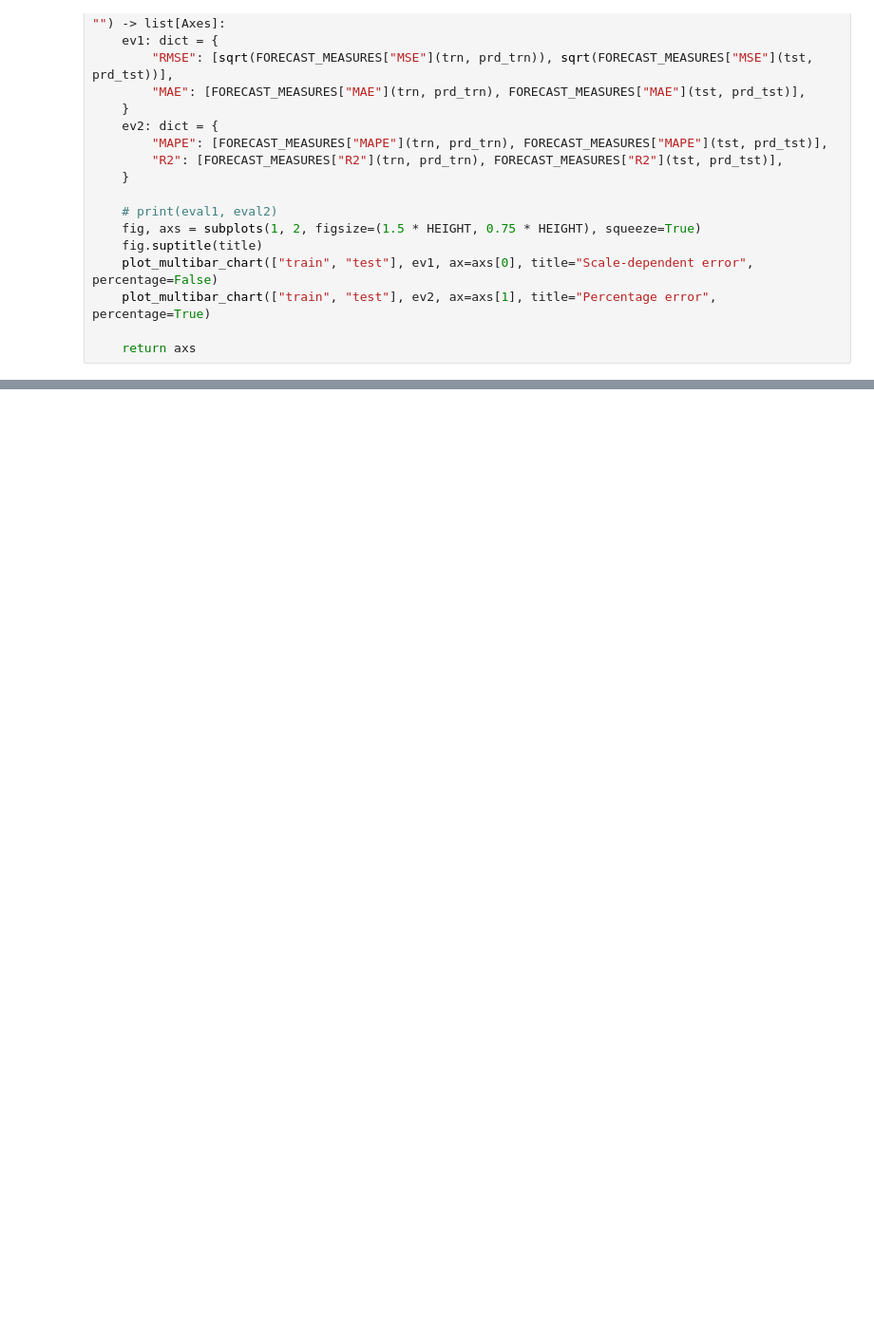
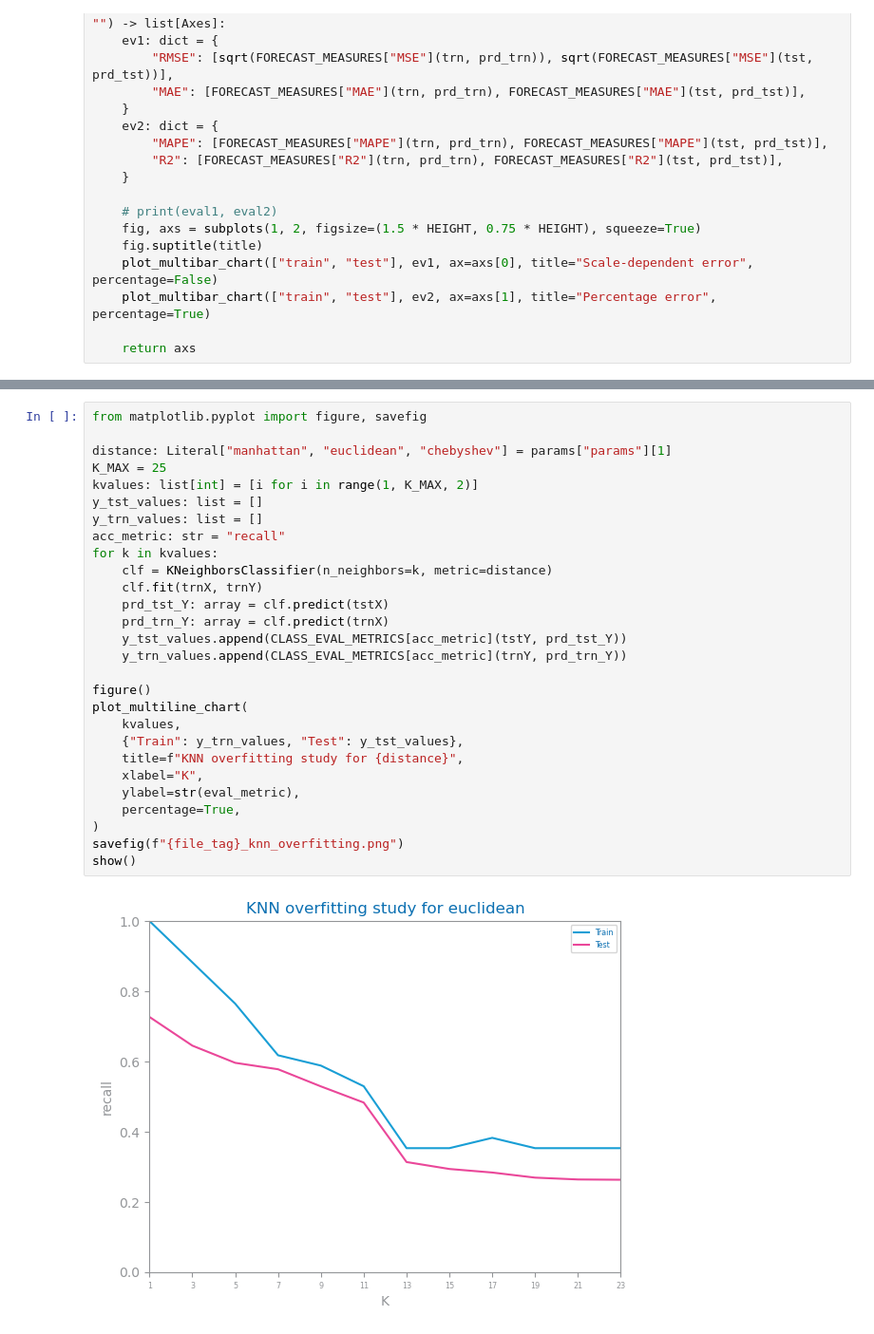
Before and after one commit to freshblaxx/DataScience, a Jupyter notebook: Projeto/Forecasting/KNN_arrests.ipynb, the cells around one changed output, grey strips where cells are left out. Shown at 95% size. Drawn from its saved outputs; the diff is of its cells as text; blank space fills up the shorter version.

```diff
--- a/Projeto/Forecasting/KNN_arrests.ipynb
+++ b/Projeto/Forecasting/KNN_arrests.ipynb
@@ -1048,0 +1062,30 @@ FileNotFoundError: [Errno 2] No such file or directory: 'Projeto/Forecasting/Arr
+# %%
+from matplotlib.pyplot import figure, savefig
+
+distance: Literal["manhattan", "euclidean", "chebyshev"] = params["params"][1]
+K_MAX = 25
+kvalues: list[int] = [i for i in range(1, K_MAX, 2)]
+y_tst_values: list = []
+y_trn_values: list = []
+acc_metric: str = "recall"
+for k in kvalues:
+    clf = KNeighborsClassifier(n_neighbors=k, metric=distance)
+    clf.fit(trnX, trnY)
+    prd_tst_Y: array = clf.predict(tstX)
+    prd_trn_Y: array = clf.predict(trnX)
+    y_tst_values.append(CLASS_EVAL_METRICS[acc_metric](tstY, prd_tst_Y))
+    y_trn_values.append(CLASS_EVAL_METRICS[acc_metric](trnY, prd_trn_Y))
+
+figure()
+plot_multiline_chart(
+    kvalues,
+    {"Train": y_trn_values, "Test": y_tst_values},
+    title=f"KNN overfitting study for {distance}",
+    xlabel="K",
+    ylabel=str(eval_metric),
+    percentage=True,
+)
+savefig(f"{file_tag}_knn_overfitting.png")
+show()
+# %% [output]
+[figure, added]
```
Also changed, not shown: parts of 2 cells of this notebook, 35 other files.
